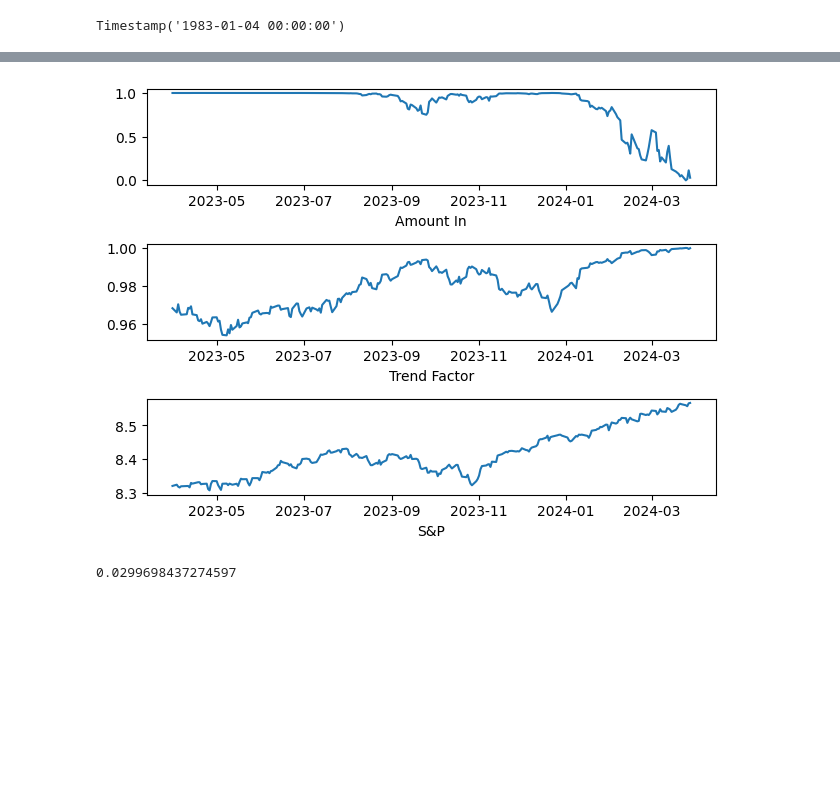
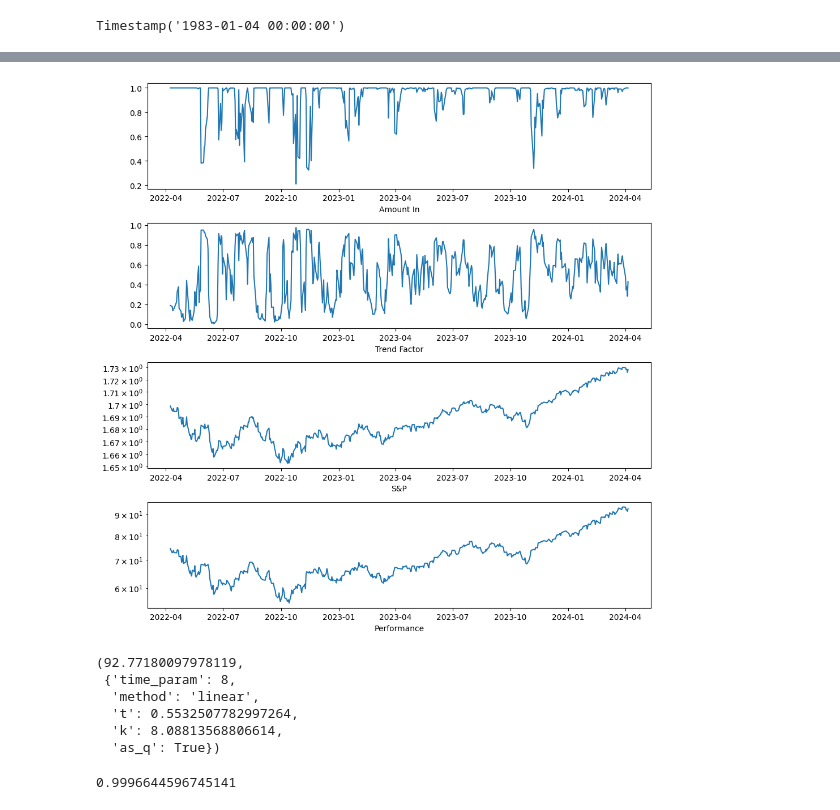
Before and after one commit to damiansp/marketModeling, a Jupyter notebook: notebooks/amt_inout_optimizer.py.ipynb, the cells around one changed output, grey strips where cells are left out. Drawn from its saved outputs; the diff is of its cells as text; code cells hidden in the pictures; blank space fills up the shorter version.

```diff
--- a/notebooks/amt_inout_optimizer.py.ipynb
+++ b/notebooks/amt_inout_optimizer.py.ipynb
@@ -332,23 +327,59 @@ plt.tight_layout();
 # %%
-N = 250
-plt.subplot(3, 1, 1)
-plt.plot(df.amt_in[-N:])
-plt.xlabel('Amount In')
+N = 500
+#plt.figure(figsize=(10, 10))
+#plt.subplot(4, 1, 1)
+#plt.plot(final_out.amt_in[:N])
+#plt.xlabel('Amount In')
 
-plt.subplot(3, 1, 2)
-plt.plot(df.trend_factor[-N:])
-plt.xlabel('Trend Factor')
+#plt.subplot(4, 1, 2)
+#plt.plot(final_out.trend_factor[:N])
+#plt.xlabel('Trend Factor')
 
-plt.subplot(3, 1, 3)
-plt.plot(df.logval[-N:])
-plt.xlabel('S&P')
-plt.tight_layout();
+#plt.subplot(4, 1, 3)
+#plt.plot((final_out.logval / final_out.logval[0])[:N])
+#plt.xlabel('S&P')
+#plt.yscale('log')
+
+#plt.subplot(4, 1, 4)
+#plt.plot(final_out.total[:N])
+#plt.xlabel('Performance')
+#plt.yscale('log')
+#plt.tight_layout();
-# %% [output]
-[figure, removed]
+# %%
+plt.figure(figsize=(10, 10))
+plt.subplot(4, 1, 1)
+plt.plot(final_out.amt_in[-N:])
+plt.xlabel('Amount In')
+
+plt.subplot(4, 1, 2)
+plt.plot(final_out.trend_factor[-N:])
+plt.xlabel('Trend Factor')
+
+plt.subplot(4, 1, 3)
+plt.plot((final_out.logval / final_out.logval[0])[-N:])
+plt.xlabel('S&P')
+plt.yscale('log')
+
+plt.subplot(4, 1, 4)
+plt.plot(final_out.total[-N:])
+plt.xlabel('Performance')
+plt.yscale('log')
+plt.tight_layout();
+# %% [output]
+[figure, added]
 # %%
 with open(PARAM_PATH, 'wb') as f:
     pickle.dump([best_out, params_out], f)
+
+best_out, params_out
+# %% [output]
+(92.77180097978119,
+ {'time_param': 8,
+  'method': 'linear',
+  't': 0.5532507782997264,
+  'k': 8.08813568806614,
+  'as_q': True})
 # %%
-df['amt_in'][-1]
+final_out['amt_in'][-1]
 # %% [output]
-0.0299698437274597
+0.9996644596745141
```
Also changed, not shown: parts of 18 cells of this notebook, 11 other files.
